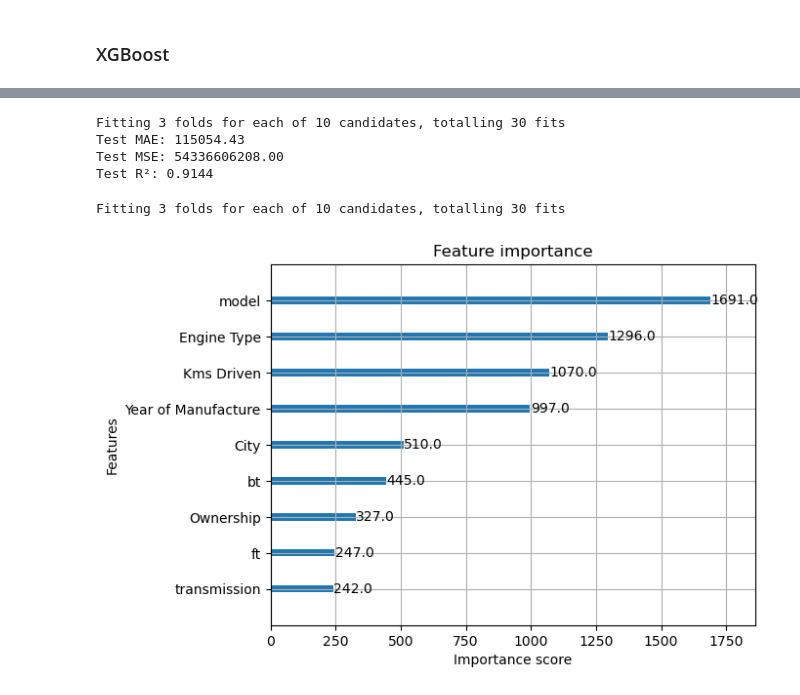
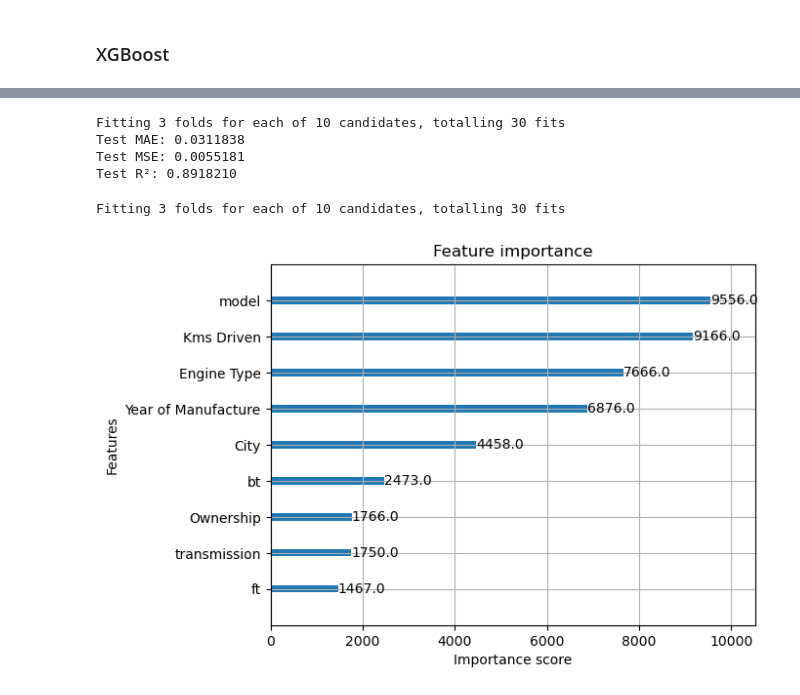
Before and after one commit to sharmilarajam/GUVI_Project_03_Old_Car_Price_Prediction, a Jupyter notebook: nb_04_ml_model.ipynb, the cells around one changed output, grey strips where cells are left out. Drawn from its saved outputs; the diff is of its cells as text; code cells hidden in the pictures.

```diff
--- a/nb_04_ml_model.ipynb
+++ b/nb_04_ml_model.ipynb
@@ -16,3 +107,5 @@ df.head(2)
+# %%
+df=df_normalized.copy()
 # %%
 # import numpy as np
 
@@ -384,8 +479,6 @@ import matplotlib.pyplot as plt
 df = df_x.copy()
 df['target'] = df_y.values
 
-# Apply log1p (log(1 + x)) to the target to handle skewness
-df['target'] = np.log1p(df['target'])
 
 # Split back to features and target
 df_x_clean = df.drop(columns='target')
@@ -440,33 +533,23 @@ y_pred = np.expm1(y_pred_log)  # Inverse of log1p
 
 # ------------------- Evaluation -------------------
 def evaluate(y_true, y_pred, dataset=''):
-    print(f"{dataset} MAE: {mean_absolute_error(y_true, y_pred):.2f}")
-    print(f"{dataset} MSE: {mean_squared_error(y_true, y_pred):.2f}")
-    print(f"{dataset} R²: {r2_score(y_true, y_pred):.4f}\n")
+    print(f"{dataset} MAE: {mean_absolute_error(y_true, y_pred):.7f}")
+    print(f"{dataset} MSE: {mean_squared_error(y_true, y_pred):.7f}")
+    print(f"{dataset} R²: {r2_score(y_true, y_pred):.7f}\n")
 
 evaluate(np.expm1(y_test), y_pred, 'Test')  # Inverse log1p for true test values as well
-
-import pickle
-# ------------------- Save Model as Pickle -------------------
-with open('car_price_model.pkl', 'wb') as f:
-    pickle.dump(final_model, f)
-
-print("Model saved as 'car_price_model.pkl'")
 # %% [output]
 Fitting 3 folds for each of 10 candidates, totalling 30 fits
-Test MAE: 115054.43
-Test MSE: 54336606208.00
-Test R²: 0.9144
+Test MAE: 0.0311838
+Test MSE: 0.0055181
+Test R²: 0.8918210
 # %%
 import numpy as np
-from xgboost import XGBRegressor
-from sklearn.model_selection import train_test_split, RandomizedSearchCV, GridSearchCV
+from xgboost import XGBRegressor, plot_importance
+from sklearn.model_selection import train_test_split, RandomizedSearchCV
 from sklearn.metrics import mean_absolute_error, mean_squared_error, r2_score
 from sklearn.preprocessing import LabelEncoder
 import matplotlib.pyplot as plt
-from sklearn.ensemble import StackingRegressor
-from sklearn.linear_model import LinearRegression
-from lightgbm import LGBMRegressor
 
 # ------------------- Apply Log Transformation to Target -------------------
 df = df_x.copy()
@@ -490,7 +573,6 @@ X_train, X_test, y_train, y_test = train_test_split(df_x_encoded, df_y_clean, te
 # ------------------- Hyperparameter Tuning -------------------
 xgb = XGBRegressor(objective='reg:squarederror', random_state=42)
 
-# Expanding the hyperparameter search space
 param_dist = {
     'n_estimators': [100, 200, 300, 500, 1000],
     'max_depth': [3, 5, 7, 9, 12],
@@ -501,69 +583,39 @@ param_dist = {
     'reg_lambda': [0.1, 0.5, 1, 5, 10]
 }
 
-# Running RandomizedSearchCV
 random_search = RandomizedSearchCV(
     estimator=xgb,
     param_distributions=param_dist,
     n_iter=10,
     scoring='neg_mean_absolute_error',
     cv=3,
     n_jobs=-1,
     random_state=42,
     verbose=1
 )
 
 random_search.fit(X_train, y_train.values.ravel())
 
 # ------------------- Final Model -------------------
 best_params = random_search.best_params_
 final_model = XGBRegressor(**best_params, objective='reg:squarederror', random_state=42)
 final_model.fit(X_train, y_train.values.ravel())
 
 # ------------------- Feature Importance -------------------
-# Plot feature importance to check the most relevant features
-import xgboost as xgb
-
-# Plot feature importance using xgboost's plot_importance function
-xgb.plot_importance(final_model, importance_type='weight', max_num_features=10)
+plot_importance(final_model, importance_type='weight', max_num_features=10)
 plt.show()
 
+# ------------------- Predictions -------------------
+y_pred_log = final_model.predict(X_test)
 
-# ------------------- Stacking Model -------------------
-# Create a stacking regressor combining XGBoost and Linear Regression
-stack_model = StackingRegressor(
-    estimators=[('xgb', final_model), ('lr', LinearRegression())],
-    final_estimator=LinearRegression()
-)
-stack_model.fit(X_train, y_train.values.ravel())
-
-# ------------------- Predictions -------------------
-# Make predictions with the final model and the stacked model
-y_pred_log = final_model.predict(X_test)
-stack_preds = stack_model.predict(X_test)
-
-# Apply expm1 to revert log1p transformation to original scale
-y_pred = np.expm1(y_pred_log)  # Inverse of log1p
-stack_preds = np.expm1(stack_preds)
 
 # ------------------- Evaluation -------------------
 def evaluate(y_true, y_pred, dataset=''):
-    print(f"{dataset} MAE: {mean_absolute_error(y_true, y_pred):.2f}")
-    print(f"{dataset} MSE: {mean_squared_error(y_true, y_pred):.2f}")
-    print(f"{dataset} R²: {r2_score(y_true, y_pred):.4f}\n")
+    print(f"{dataset} MAE: {mean_absolute_error(y_true, y_pred):.7f}")
+    print(f"{dataset} MSE: {mean_squared_error(y_true, y_pred):.7f}")
+    print(f"{dataset} R²: {r2_score(y_true, y_pred):.7f}\n")
 
-# Evaluate the model and stacking model
 evaluate(np.expm1(y_test), y_pred, 'XGBoost Test')
-evaluate(np.expm1(y_test), stack_preds, 'Stacked Model Test')
-
-# ------------------- LightGBM Model -------------------
-# LightGBM as an alternative model to compare
-lgb_model = LGBMRegressor(n_estimators=1000, learning_rate=0.05)
-lgb_model.fit(X_train, y_train.values.ravel())
-lgb_preds = lgb_model.predict(X_test)
-
-# Evaluate LightGBM
-evaluate(np.expm1(y_test), np.expm1(lgb_preds), 'LightGBM Test')
 # %% [output]
 Fitting 3 folds for each of 10 candidates, totalling 30 fits
-[figure, old version]
+[figure, new version]
```
Also changed, not shown: parts of 19 cells of this notebook, 4 other files.
